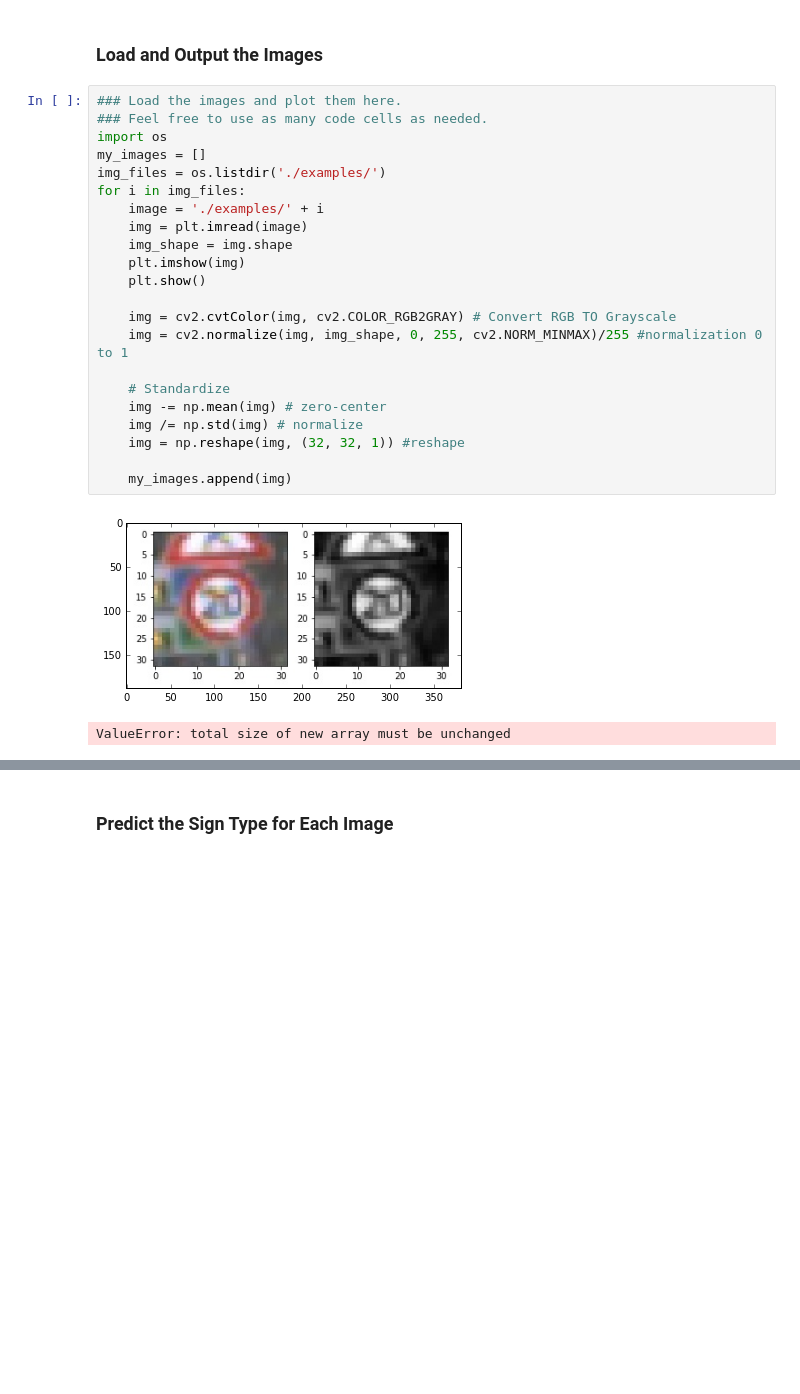
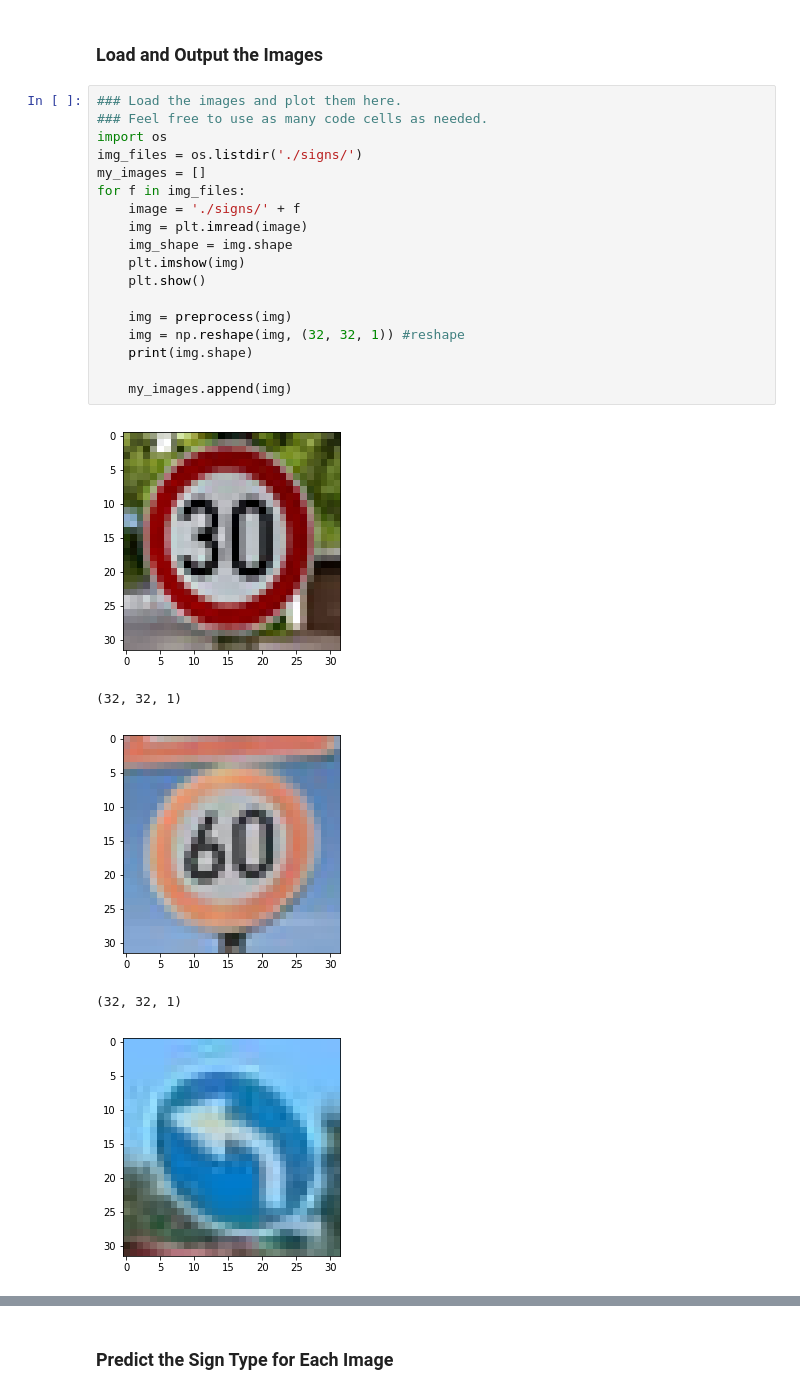
Before and after one commit to Wellingking/CarND-Traffic-Sign-Classifier-Project, a Jupyter notebook: Traffic_Sign_Classifier.ipynb, the cells around one changed output, grey strips where cells are left out. Cells and saved outputs as stored; diff of their text form; blank space fills up the shorter version.

```diff
--- a/Traffic_Sign_Classifier.ipynb
+++ b/Traffic_Sign_Classifier.ipynb
@@ -370,25 +402,24 @@ You may find `signnames.csv` useful as it contains mappings from the class id (i
 # %%
 ### Load the images and plot them here.
 ### Feel free to use as many code cells as needed.
 import os
+img_files = os.listdir('./signs/')
 my_images = []
-img_files = os.listdir('./examples/')
-for i in img_files:
-    image = './examples/' + i
+for f in img_files:
+    image = './signs/' + f
     img = plt.imread(image)
     img_shape = img.shape
     plt.imshow(img)
     plt.show()
 
-    img = cv2.cvtColor(img, cv2.COLOR_RGB2GRAY) # Convert RGB TO Grayscale
-    img = cv2.normalize(img, img_shape, 0, 255, cv2.NORM_MINMAX)/255 #normalization 0 to 1
-
-    # Standardize
-    img -= np.mean(img) # zero-center
-    img /= np.std(img) # normalize
+    img = preprocess(img)
     img = np.reshape(img, (32, 32, 1)) #reshape
+    print(img.shape)
 
     my_images.append(img)
 # %% [output]
-[figure, old version]
+[figure, new version]
-ValueError: total size of new array must be unchanged
+(32, 32, 1)
+[figure, added]
+(32, 32, 1)
+[figure, added]
```
Also changed, not shown: parts of 11 cells of this notebook, 12 other files.
